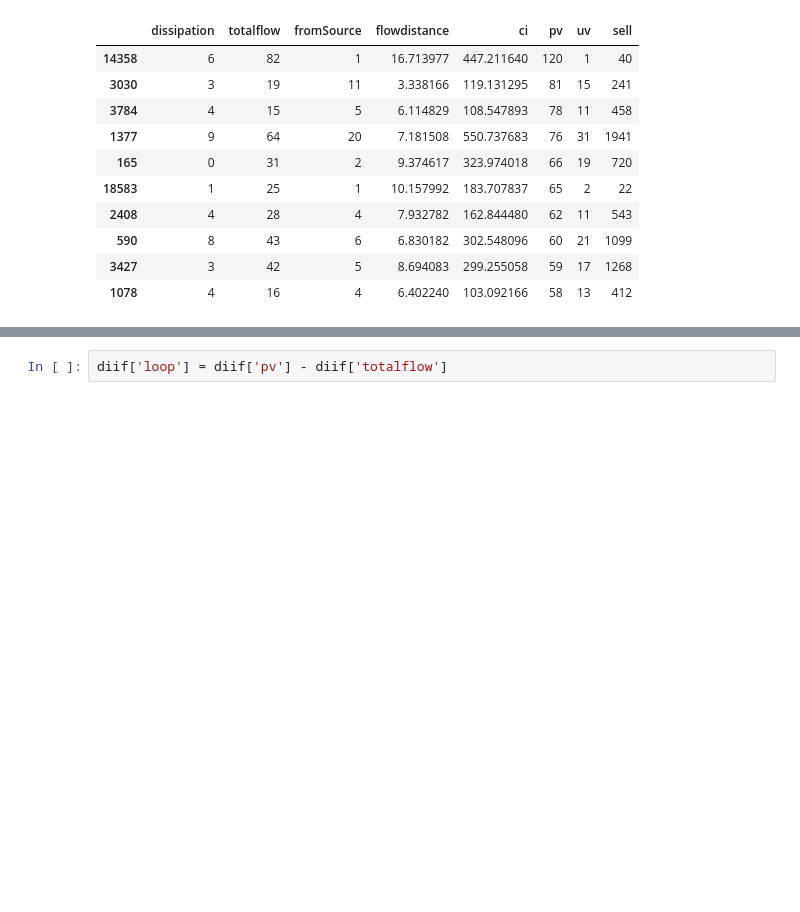
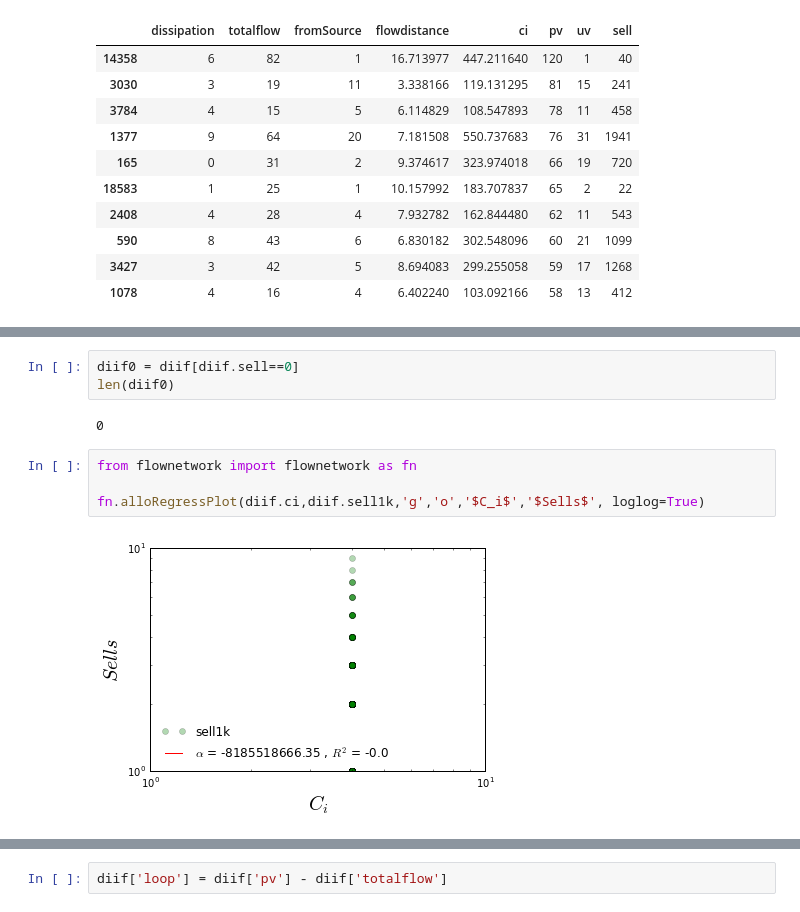
Before and after one commit to SocratesClub/cjc, a Jupyter notebook: cases/taobao_data_analysis.ipynb, the cells around one changed output, grey strips where cells are left out. Cells and saved outputs as stored; diff of their text form; blank space fills up the shorter version.

```diff
--- a/cases/taobao_data_analysis.ipynb
+++ b/cases/taobao_data_analysis.ipynb
@@ -252,0 +317,11 @@ diif[:10]
+# %%
+diif0 = diif[diif.sell==0]
+len(diif0)
+# %% [output]
+0
+# %%
+from flownetwork import flownetwork as fn
+
+fn.alloRegressPlot(diif.ci,diif.sell1k,'g','o','$C_i$','$Sells$', loglog=True)
+# %% [output]
+[figure, added]
```
Also changed, not shown: parts of 46 cells of this notebook, 24 other files.
